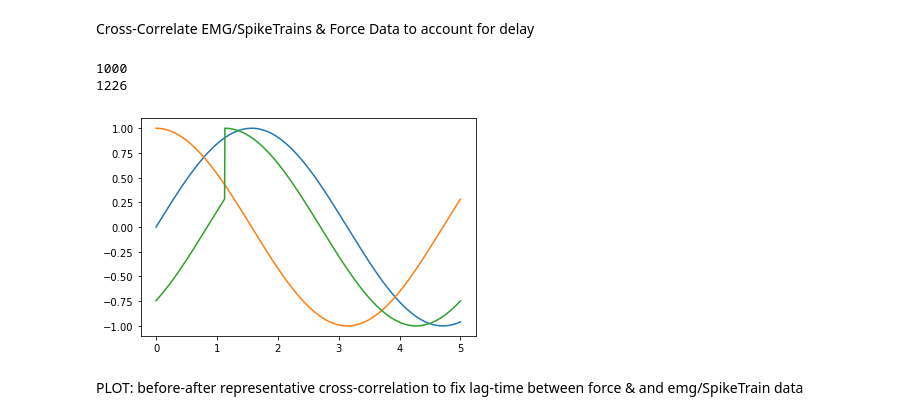
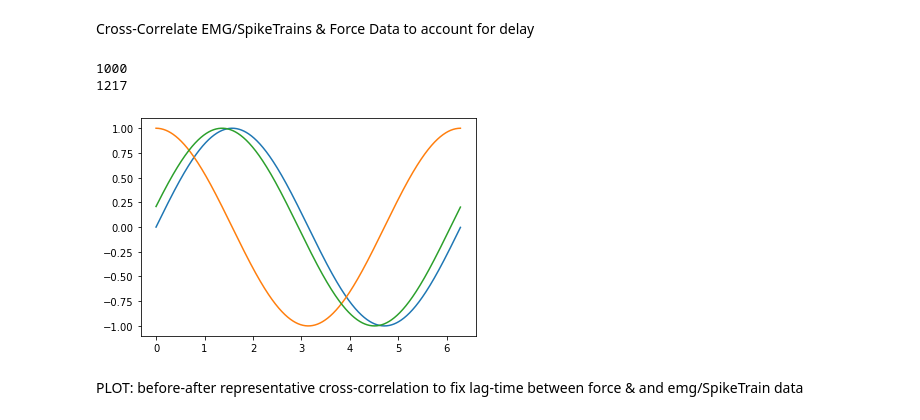
Before and after one commit to nmr73/bmme890assignments, a Jupyter notebook: FinalProjectDraft1.ipynb, the cells around one changed output. Saved outputs shown, nothing was run; the diff lists cells and outputs as text; code cells hidden in the pictures.

```diff
--- a/FinalProjectDraft1.ipynb
+++ b/FinalProjectDraft1.ipynb
@@ -250,24 +263,24 @@ Cross-Correlate EMG/SpikeTrains & Force Data to account for delay
 # %%
 from scipy import signal
 
 #test cross-correlation not working
-x = np.linspace(0,5,1000)
+x = np.linspace(0,6.28,1000)
 a = np.sin(x)
 b = np.cos(x)
 plt.plot(x,a)
 plt.plot(x,b)
 
 # corr = signal.correlate(a,b)
 lag = np.argmax(signal.correlate(a,b))
 print(len(a))
 print(lag)
 b_new = np.roll(b, shift=int(np.ceil(lag)))
 plt.plot(x,b_new)
 plt.show()
 # %% [output]
 1000
-1226
+1217
-[figure, old version]
+[figure, new version]
 # %% [markdown]
 PLOT:
 before-after representative cross-correlation to fix lag-time between force & and emg/SpikeTrain data
```
Also changed, not shown: parts of 7 cells of this notebook.
